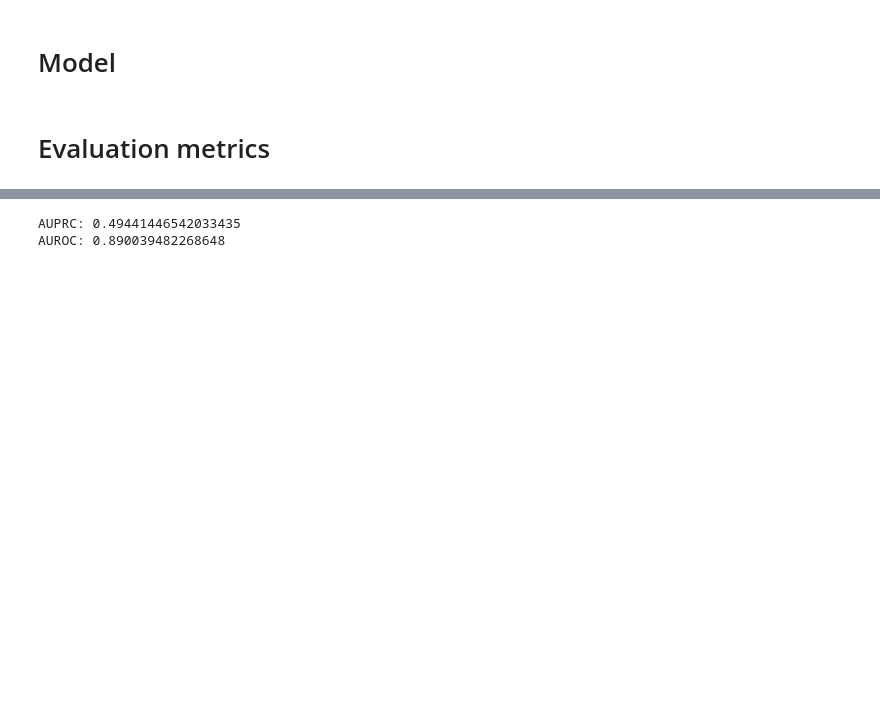
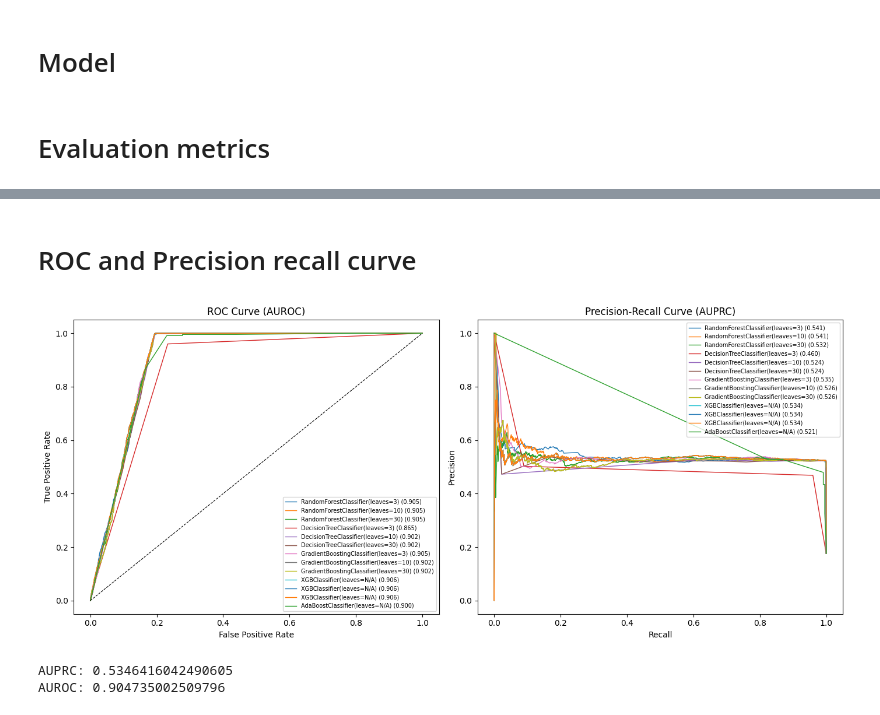
Before and after one commit to isaacadebayo/Predictive_Analytics_and_NLP, a Jupyter notebook: Predictive Modeling/Loan_default_prediction.ipynb, the cells around one changed output, grey strips where cells are left out. Cells and saved outputs as stored; diff of their text form; code cells hidden in the pictures; blank space fills up the shorter version.

```diff
--- a/Predictive Modeling/Loan_default_prediction.ipynb
+++ b/Predictive Modeling/Loan_default_prediction.ipynb
@@ -391,8 +510,42 @@ weighted avg       0.91      0.83      0.84      6517
+# %% [markdown]
+# ROC and Precision recall curve
+# %%
+from sklearn.metrics import roc_curve, auc
+from sklearn.metrics import precision_recall_curve, average_precision_score, roc_curve, roc_auc_score, matthews_corrcoef
+
+fig, axes = plt.subplots(1, 2, figsize=(14, 6))
+
+for m in models:
+    y_prob = m.predict_proba(X_test)[:, 1]
+    name = f"{m.__class__.__name__}(leaves={getattr(m, 'max_leaf_nodes', 'N/A')})"
+
+    # ROC curve
+    fpr, tpr, _ = roc_curve(y_test, y_prob)
+    auroc = roc_auc_score(y_test, y_prob)
+    axes[0].plot(fpr, tpr, label=f"{name} ({auroc:.3f})", linewidth=1)
+
+    # PR curve
+    precision_vals, recall_vals, _ = precision_recall_curve(y_test, y_prob)
+    ap = average_precision_score(y_test, y_prob)
+    axes[1].plot(recall_vals, precision_vals, label=f"{name} ({ap:.3f})", linewidth=1)
+
+axes[0].plot([0, 1], [0, 1], 'k--', linewidth=0.8)
+axes[0].set(xlabel='False Positive Rate', ylabel='True Positive Rate',
+            title='ROC Curve (AUROC)')
+axes[0].legend(fontsize=7, loc='lower right')
+
+axes[1].set(xlabel='Recall', ylabel='Precision', title='Precision-Recall Curve (AUPRC)')
+axes[1].legend(fontsize=7, loc='upper right')
+
+plt.tight_layout()
+plt.show()
+# %% [output]
+[figure, added]
 # %%
 from sklearn.metrics import roc_curve, auc
 from sklearn.metrics import precision_recall_curve, average_precision_score, roc_auc_score
 
-model_to_evaluate = models[5] # Change this to select a different model
+model_to_evaluate = models[6] # Change this to select a different model
 
 y_score = model_to_evaluate.predict_proba(X_test)[:, 1]
 auprc = average_precision_score(y_test, y_score)
@@ -400,5 +553,5 @@ auroc = roc_auc_score(y_test, y_score)
 print("AUPRC:", auprc)
 print("AUROC:", auroc)
 # %% [output]
-AUPRC: 0.49441446542033435
-AUROC: 0.890039482268648
+AUPRC: 0.5346416042490605
+AUROC: 0.904735002509796
```
Also changed, not shown: parts of 33 cells of this notebook.
